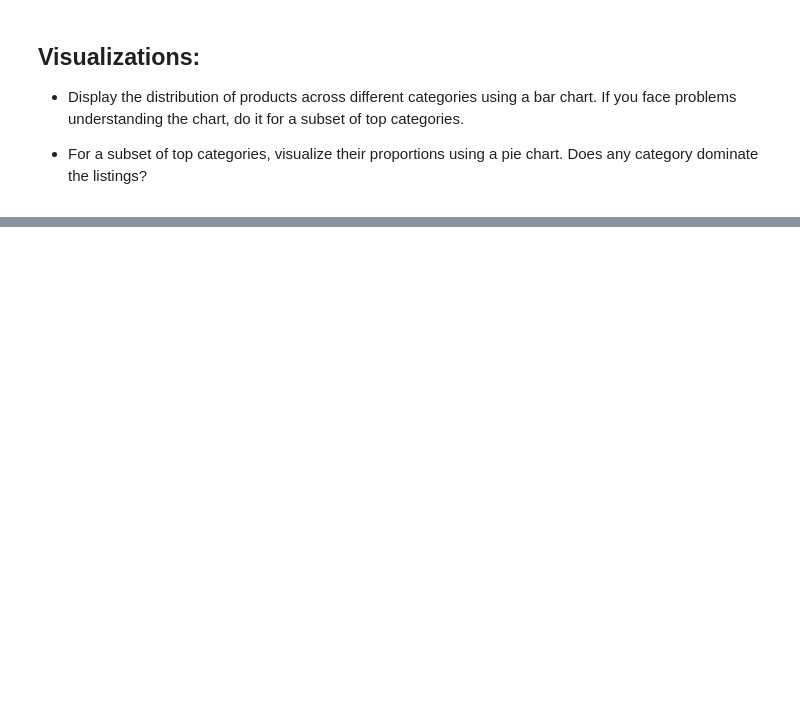
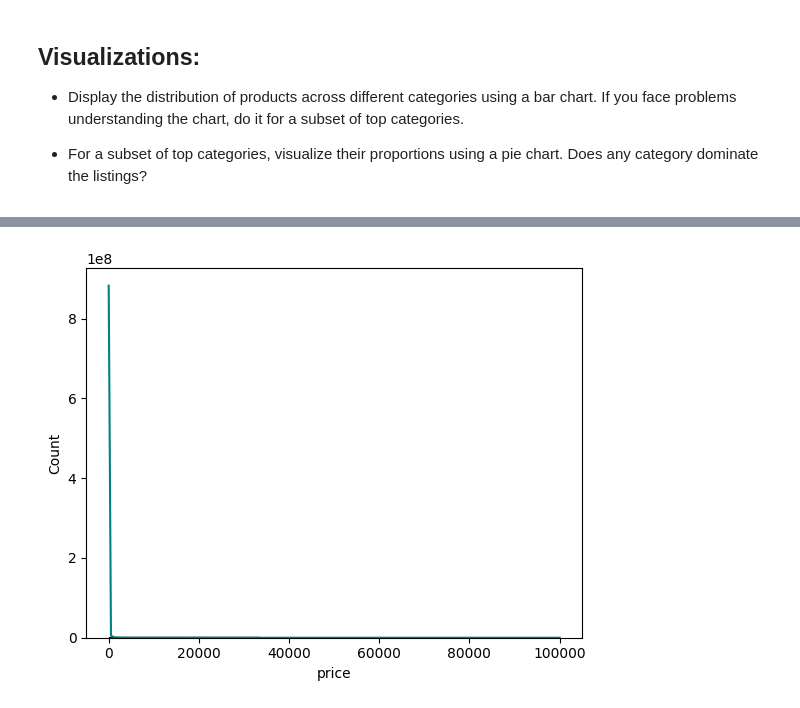
Before and after one commit to DmanDSR/lab-eda-univariate, a Jupyter notebook: lab-eda-univariate.ipynb, the cells around one changed output, grey strips where cells are left out. Cells and saved outputs as stored; diff of their text form; code cells hidden in the pictures; blank space fills up the shorter version.

```diff
--- a/lab-eda-univariate.ipynb
+++ b/lab-eda-univariate.ipynb
@@ -44,0 +146,8 @@ Name: count, dtype: int64
+# %%
+# Plotting a histogram for the 'SalePrice' column of the 'data' dataframe
+# 'kde=True' adds a Kernel Density Estimate plot to give an approximation of the data's distribution
+# 'bins=30' divides the data into 30 bins for more detailed granularity
+# 'color="salmon"' sets the color of the bars to salmon
+sns.histplot(df['price'], kde=True, bins=3, color="teal");
+# %% [output]
+[figure, added]
```
Also changed, not shown: parts of 34 cells of this notebook.
